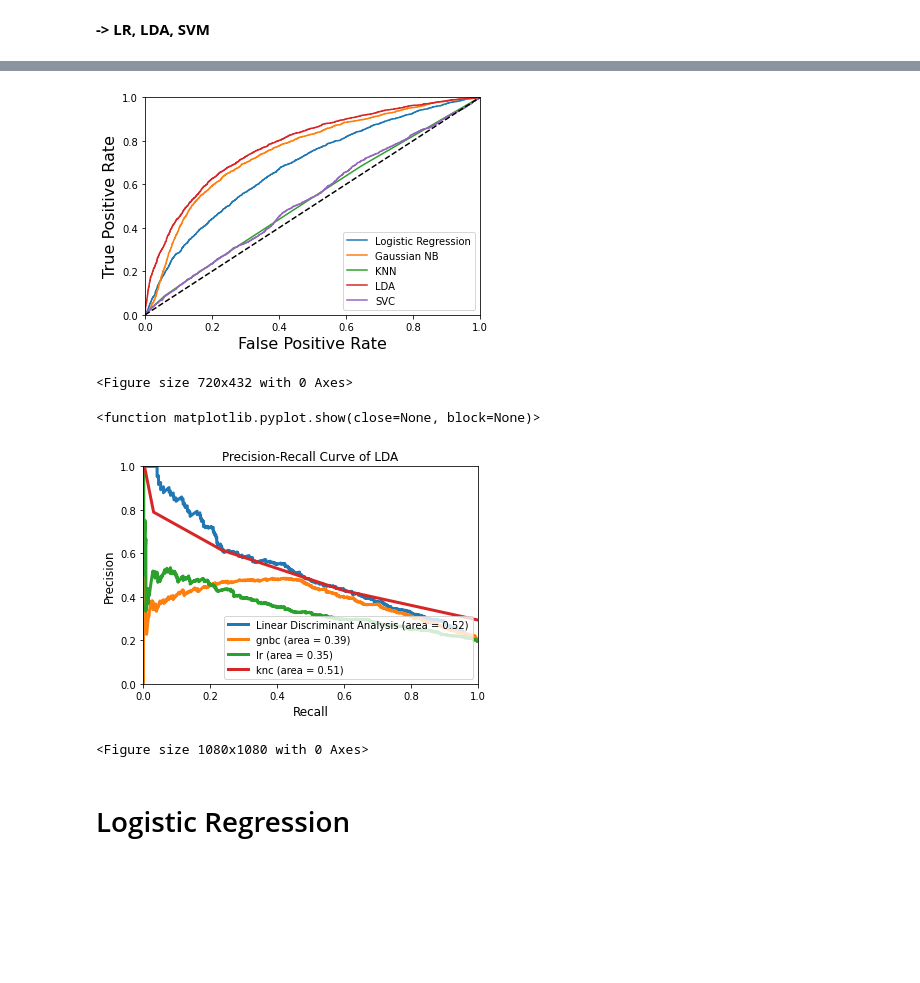
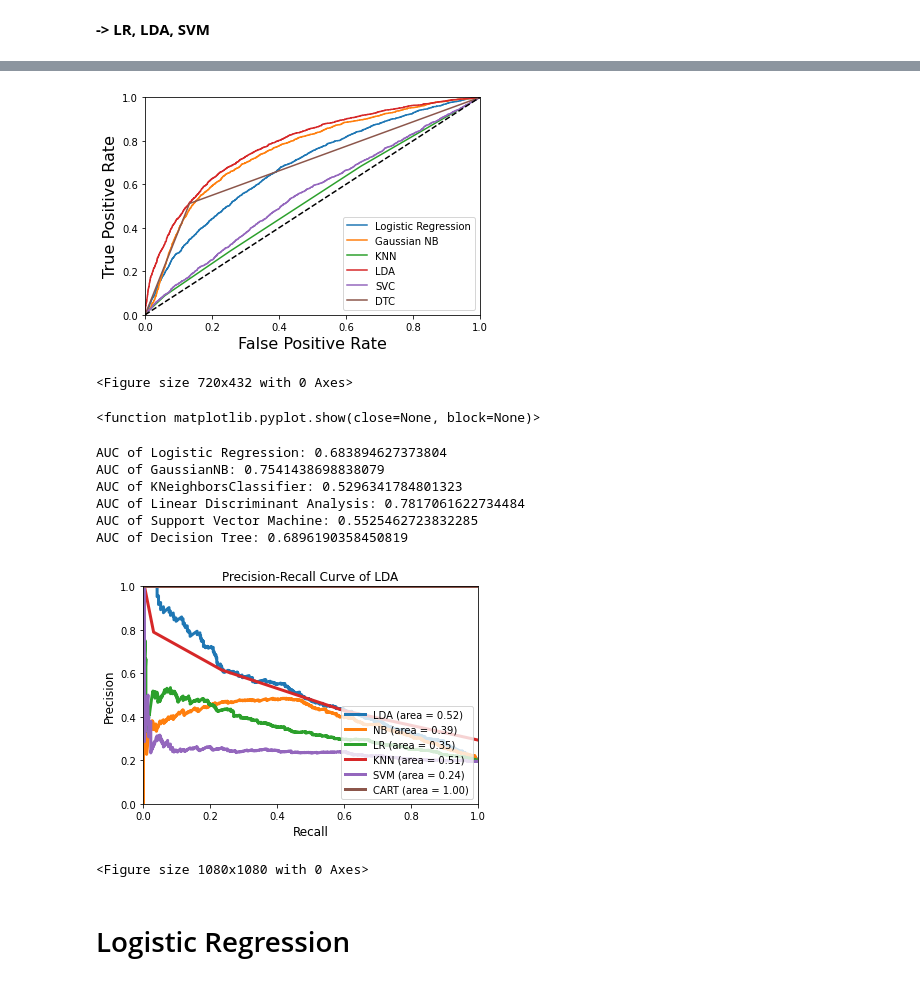
Before and after one commit to VinceTruong/Churn_Modelling, a Jupyter notebook: Vu Truong.ipynb, the cells around one changed output, grey strips where cells are left out. Drawn from its saved outputs; the diff is of its cells as text; code cells hidden in the pictures; blank space fills up the shorter version.

```diff
--- a/Vu Truong.ipynb
+++ b/Vu Truong.ipynb
@@ -422,25 +441,25 @@ from sklearn.metrics import roc_curve
 from sklearn.model_selection import cross_val_predict
 
 # Logistic Regression
-from sklearn.linear_model import LogisticRegression
+#from sklearn.linear_model import LogisticRegression
 lr = LogisticRegression()
 lr.fit(x,y_true)
 y_score_lr = cross_val_predict(lr, x, y_true, method='decision_function',cv=10)
 
-fpr, tpr, threshold = roc_curve(y_true,y_score_lr)
+fpr_lr, tpr_lr, threshold_lr = roc_curve(y_true,y_score_lr)
 
 # GaussianNB
-from sklearn.naive_bayes import GaussianNB
-from sklearn.model_selection import cross_val_score
+#from sklearn.naive_bayes import GaussianNB
+#from sklearn.model_selection import cross_val_score
 
-gnbc = GaussianNB()
-gnbc.fit(x,y_true)
-gnbc_results = cross_val_score(gnbc,x,y_true,scoring='accuracy')
-y_score_gnb = cross_val_predict(gnbc,x,y_true,method='predict_proba',cv=10)
+gnb = GaussianNB()
+gnb.fit(x,y_true)
+gnb_results = cross_val_score(gnb,x,y_true,scoring='accuracy')
+y_score_gnb = cross_val_predict(gnb,x,y_true,method='predict_proba',cv=10)
 fpr_gnb, tpr_gnb, threshold_gnb = roc_curve(y_true,y_score_gnb[:,1])
 
 # K Neighbor Classifier
-from sklearn.neighbors import KNeighborsClassifier
+#from sklearn.neighbors import KNeighborsClassifier
 
 knc = KNeighborsClassifier()
 knc.fit(x,y_true)
@@ -464,12 +483,21 @@ svc_results = cross_val_score(svc,x,y_true,scoring='accuracy')
 y_score_svc = cross_val_predict(svc,x,y_true,method='predict_proba',cv=10)
 fpr_svc, tpr_svc, threshold_svc = roc_curve(y_true,y_score_svc[:,1])
 
+# Decision Tree
+dtc = DecisionTreeClassifier()
+dtc.fit(x,y_true)
+dtc_results = cross_val_score(dtc,x,y_true,scoring='accuracy')
+y_score_dtc = cross_val_predict(dtc,x,y_true,method='predict_proba',cv=10)
+fpr_dtc, tpr_dtc, threshold_dtc = roc_curve(y_true,y_score_dtc[:,1])
+
+
 # ROC Curve for the models above
-plt.plot(fpr,tpr,label='Logistic Regression')
+plt.plot(fpr_lr,tpr_lr,label='Logistic Regression')
 plt.plot(fpr_gnb, tpr_gnb,label='Gaussian NB')
 plt.plot(fpr_knn, tpr_knn,label='KNN')
 plt.plot(fpr_lda, tpr_lda,label='LDA')
 plt.plot(fpr_svc, tpr_svc,label='SVC')
+plt.plot(fpr_dtc, tpr_dtc,label='DTC')
 plt.legend()
 plt.plot([0, 1], [0, 1], 'k--')
 plt.axis([0, 1, 0, 1])
@@ -479,44 +507,68 @@ plt.figure(figsize=(10, 6))
 plt.show()
 plt.show
 # %% [output]
-[figure, old version]
+[figure, new version]
 <Figure size 720x432 with 0 Axes>
 <function matplotlib.pyplot.show(close=None, block=None)>
+# %%
+from sklearn.metrics import roc_auc_score
+print ('AUC of Logistic Regression:',roc_auc_score(y_true,y_score_lr))
+print ('AUC of GaussianNB:',roc_auc_score(y_true,y_score_gnb[:,1]))
+print ('AUC of KNeighborsClassifier:',roc_auc_score(y_true,y_score_knn[:,1]))
+print ('AUC of Linear Discriminant Analysis:',roc_auc_score(y_true,y_score_lda[:,1]))
+print ('AUC of Support Vector Machine:',roc_auc_score(y_true,y_score_svc[:,1]))
+print ('AUC of Decision Tree:',roc_auc_score(y_true,y_score_dtc[:,1]))
+# %% [output]
+AUC of Logistic Regression: 0.683894627373804
+AUC of GaussianNB: 0.7541438698838079
+AUC of KNeighborsClassifier: 0.5296341784801323
+AUC of Linear Discriminant Analysis: 0.7817061622734484
+AUC of Support Vector Machine: 0.5525462723832285
+AUC of Decision Tree: 0.6896190358450819
 # %%
 # Plot Precision-Recall curve
 from sklearn.metrics import plot_roc_curve, precision_recall_curve, roc_curve, auc, f1_score
 
 lda_precision, lda_recall, threshold = precision_recall_curve(y_test, lda.predict_proba(X_test)[:,1])
 lda_f1 = f1_score(y_test,lda.predict(X_test))
 lda_roc_auc = auc(lda_recall, lda_precision)
 
 gnbc_precision, gnbc_recall, threshold = precision_recall_curve(y_test, gnbc.predict_proba(X_test)[:,1])
 gnbc_f1 = f1_score(y_test,gnbc.predict(X_test))
 gnbc_roc_auc = auc(gnbc_recall, gnbc_precision)
 
 lr_precision, lr_recall, threshold = precision_recall_curve(y_test, lr.predict_proba(X_test)[:,1])
 lr_f1 = f1_score(y_test,lr.predict(X_test))
 lr_roc_auc = auc(lr_recall, lr_precision)
 
 knc_precision, knc_recall, threshold = precision_recall_curve(y_test, knc.predict_proba(X_test)[:,1])
 knc_f1 = f1_score(y_test,knc.predict(X_test))
 knc_roc_auc = auc(knc_recall, knc_precision)
 
+svc_precision, svc_recall, threshold = precision_recall_curve(y_test, svc.predict_proba(X_test)[:,1])
+svc_f1 = f1_score(y_test,svc.predict(X_test))
+svc_roc_auc = auc(svc_recall, svc_precision)
+
+dtc_precision, dtc_recall, threshold = precision_recall_curve(y_test, dtc.predict_proba(X_test)[:,1])
+dtc_f1 = f1_score(y_test,dtc.predict(X_test))
+dtc_roc_auc = auc(dtc_recall, dtc_precision)
 
 #print('F1 score = ', lda_f1)
-plt.plot(lda_recall, lda_precision, linewidth = 3,label = 'Linear Discriminant Analysis (area = %0.2f)' % lda_roc_auc)
-plt.plot(gnbc_recall, gnbc_precision, linewidth = 3,label = 'gnbc (area = %0.2f)' % gnbc_roc_auc)
-plt.plot(lr_recall, lr_precision, linewidth = 3,label = 'lr (area = %0.2f)' % lr_roc_auc)
-plt.plot(knc_recall, knc_precision, linewidth = 3,label = 'knc (area = %0.2f)' % knc_roc_auc)
+plt.plot(lda_recall, lda_precision, linewidth = 3,label = 'LDA (area = %0.2f)' % lda_roc_auc)
+plt.plot(gnbc_recall, gnbc_precision, linewidth = 3,label = 'NB (area = %0.2f)' % gnbc_roc_auc)
+plt.plot(lr_recall, lr_precision, linewidth = 3,label = 'LR (area = %0.2f)' % lr_roc_auc)
+plt.plot(knc_recall, knc_precision, linewidth = 3,label = 'KNN (area = %0.2f)' % knc_roc_auc)
+plt.plot(svc_recall, svc_precision, linewidth = 3,label = 'SVM (area = %0.2f)' % svc_roc_auc)
+plt.plot(dtc_recall, dtc_precision, linewidth = 3,label = 'CART (area = %0.2f)' % dtc_roc_auc)
 
 plt.xlim([0, 1])
 plt.ylim([0, 1])
 plt.xlabel('Recall',fontsize = 12)
 plt.ylabel('Precision',fontsize = 12)
 plt.title('Precision-Recall Curve of LDA')
 plt.legend(loc = "lower right")
 plt.figure(figsize = (15,15))
 plt.show()
 # %% [output]
-[figure, old version]
+[figure, new version]
 <Figure size 1080x1080 with 0 Axes>
```
Also changed, not shown: parts of 22 cells of this notebook.
